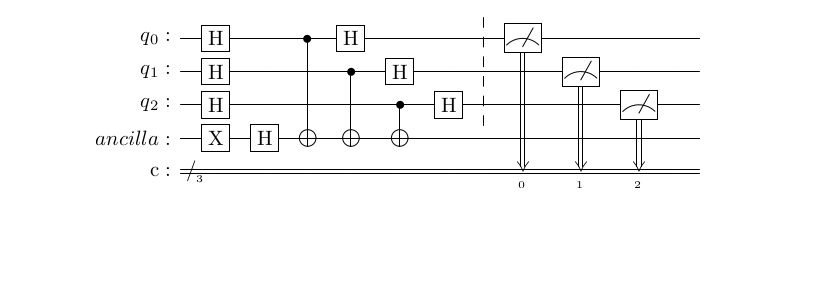
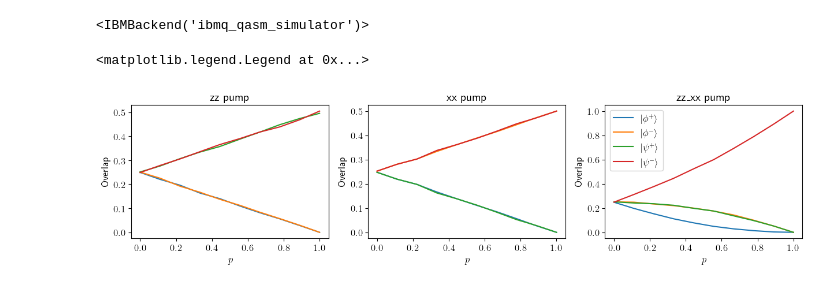
Before and after one commit to DBasoco/open-quantum-systems, a Jupyter notebook: reservior_engineering/reservior_engineering.ipynb, the cells around one changed output. Saved outputs shown, nothing was run; the diff lists cells and outputs as text; code cells hidden in the pictures; blank space fills up the shorter version.

```diff
--- a/reservior_engineering/reservior_engineering.ipynb
+++ b/reservior_engineering/reservior_engineering.ipynb
@@ -24,2 +26,5 @@ provider.backends()
 # %%
 backend = provider.get_backend("ibmq_qasm_simulator")
+backend
+# %% [output]
+<IBMBackend('ibmq_qasm_simulator')>
@@ -28,17 +30,0 @@ backend = provider.get_backend("ibmq_qasm_simulator")
-# %%
-qr = QuantumRegister(3, "q")
-anc = QuantumRegister(1, "ancilla")
-cr = ClassicalRegister(3, "c")
-qc = QuantumCircuit(qr, anc, cr)
-
-qc.x(anc[0])
-qc.h(anc[0])
-qc.h(qr[0:3])
-qc.cx(qr[0:3], anc[0])
-qc.h(qr[0:3])
-qc.barrier(qr)
-qc.measure(qr, cr)
-
-qc.draw(output="latex")
-# %% [output]
-[figure, removed]
@@ -45,3 +93,43 @@ qc.draw(output="latex")
+# %%
+jobs = {
+    pump: {
+        state: execute(circuits[pump][state], backend, shots=SHOTS) for state in states
+    }
+    for pump in pumps
+}
+
+overlaps = {
+    pumps: {state: np.zeros(len(p_values)) for state in states} for pumps in pumps
+}
+
+for pump in pumps:
+    for i in range(len(p_values)):
+        for state in states:
+            counts = jobs[pump][state].result().get_counts(i)
+            for outcome in counts:
+                overlaps[pump][outcome][i] += counts[outcome] / (4 * SHOTS)
+# %%
+fig, ax = plt.subplots(nrows=1, ncols=3, figsize=(15, 3))
+
+labels = {
+    "00": r"$|\phi^{+}\rangle$",
+    "01": r"$|\phi^{-}\rangle$",
+    "10": r"$|\psi^{+}\rangle$",
+    "11": r"$|\psi^{-}\rangle$",
+}
+
+for id, pump in enumerate(pumps):
+    for outcome in overlaps[pump]:
+        ax[id].plot(p_values, overlaps[pump][outcome], label=labels[outcome])
+
+    ax[id].set_title(pump.lower() + " pump")
+
+    ax[id].set_xlabel(r"$p$")
+    ax[id].set_ylabel("Overlap")
+ax[-1].legend()
+# %% [output]
+<matplotlib.legend.Legend at 0x...>
+[figure, added]
 # %%
 import qiskit.tools.jupyter
 
```
Also changed, not shown: parts of 5 cells of this notebook, 2 other files.
